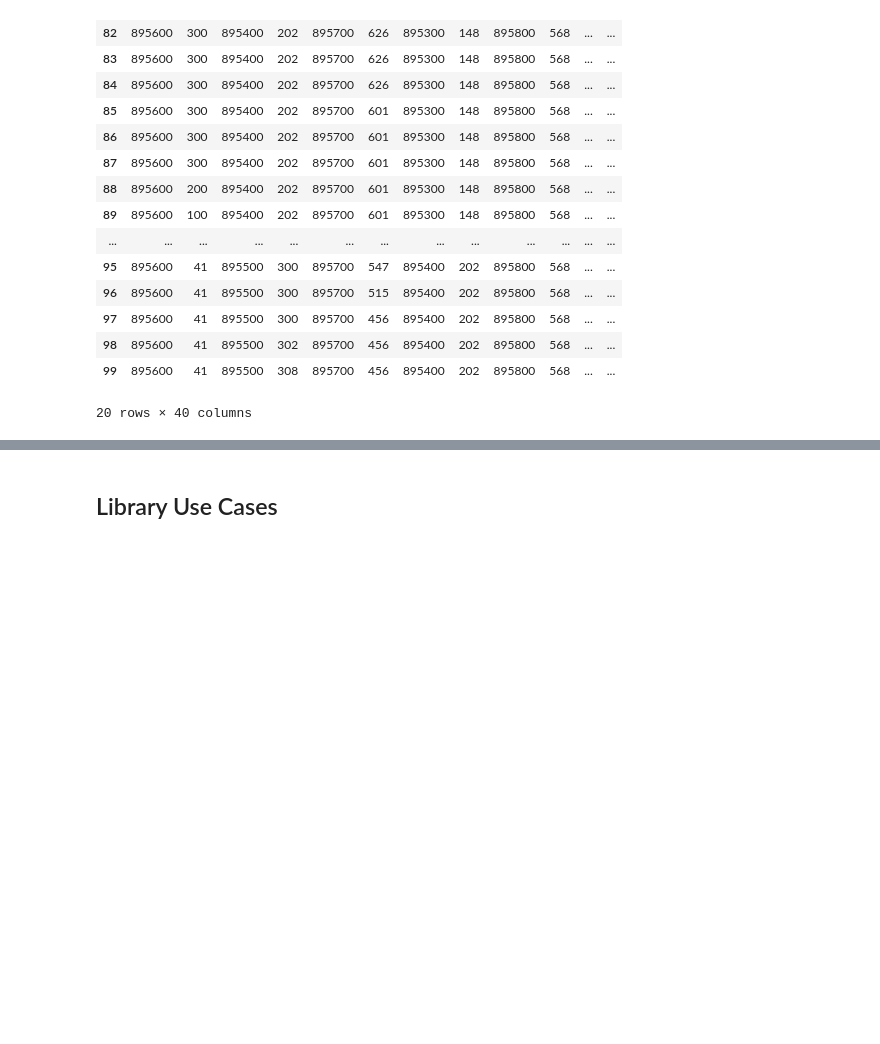
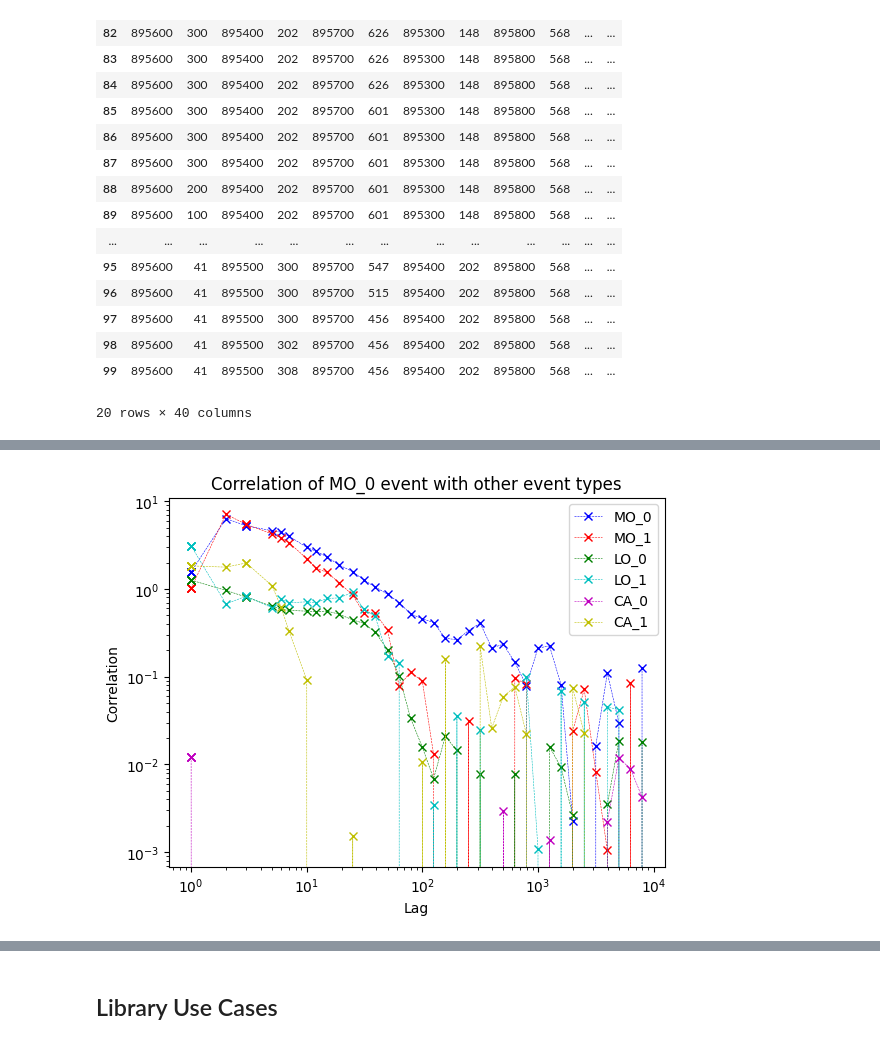
Before and after one commit to peernagy/lob_bench, a Jupyter notebook: eval.ipynb, the cells around one changed output, grey strips where cells are left out. Drawn from its saved outputs; the diff is of its cells as text; code cells hidden in the pictures; blank space fills up the shorter version.

```diff
--- a/eval.ipynb
+++ b/eval.ipynb
@@ -130,0 +210,16 @@ ax.set_xscale('log')
+# %%
+x=(10** np.arange(0,4,step=0.1)).astype(int)
+
+ys=[]
+stds=[]
+events=['MO_0','MO_1','LO_0','LO_1','CA_0','CA_1']
+for event2 in events:
+    mean,std=zip(*[impact.apply_to_seqs(impact.event_cross_corr,('MO_0',event2,i),df_seqs) for i in x])
+    ys.append(mean)
+    stds.append(np.array(std))
+# %%
+plot_loglog(x,ys,None,legend=events,
+            title="Correlation of MO_0 event with other event types",
+            ylabel="Correlation")
+# %% [output]
+[figure, added]
```
Also changed, not shown: parts of 26 cells of this notebook, 1 other file.
